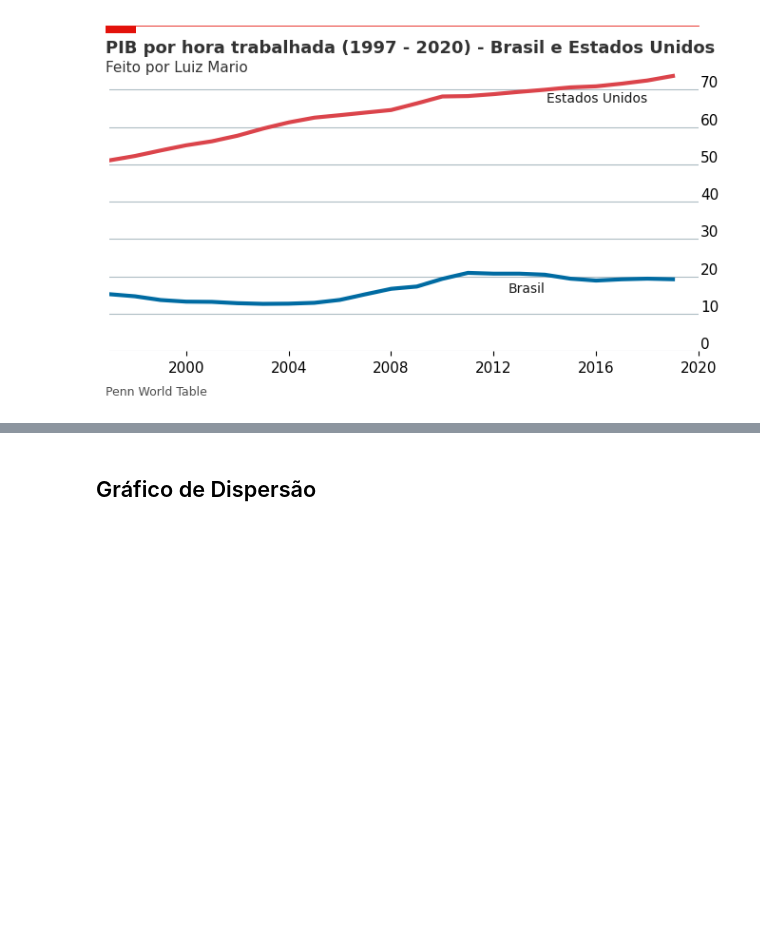
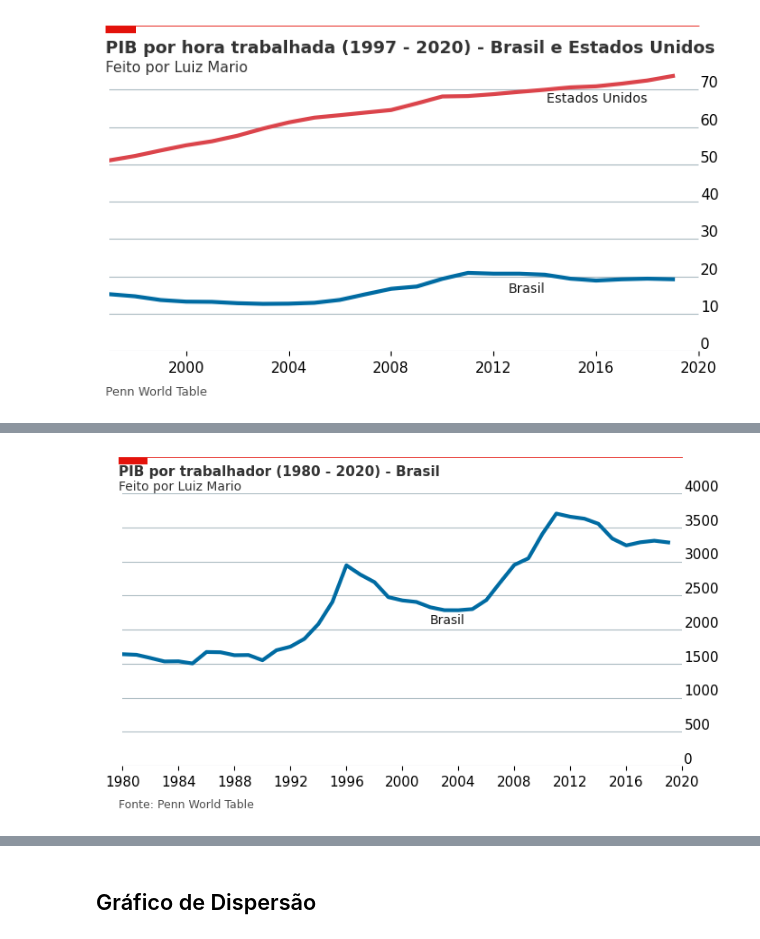
Before and after one commit to luizmarioags/Teoria-do-Desenvolvimento-Economico-, a Jupyter notebook: Gráficos_The_Economist.ipynb, the cells around one changed output, grey strips where cells are left out. Saved outputs shown, nothing was run; the diff lists cells and outputs as text; code cells hidden in the pictures; blank space fills up the shorter version.

```diff
--- a/Gráficos_The_Economist.ipynb
+++ b/Gráficos_The_Economist.ipynb
@@ -345,0 +348,3 @@ plt.savefig('/content/Gráficos',    # Set path and filename
+# %%
+# Criando o data set
+data_set_Brasil_PIB_L = pd.read_excel('PIB, População e Trabalhadores - Brasil (1950-2019).xlsx')
@@ -345,0 +372,4 @@ plt.savefig('/content/Gráficos',    # Set path and filename
+# %%
+# Calculando a razão PIB/L
+data_set_Brasil_PIB_L["RGDPO/EMP"] = data_set_Brasil_PIB_L['RGDPO']/data_set_Brasil_PIB_L['EMP']
+data_set_Brasil_PIB_L
@@ -345,0 +394,61 @@ plt.savefig('/content/Gráficos',    # Set path and filename
+# %%
+# Transformando o data set em uma série temporal
+data_set_Brasil_PIB_L['YearCode'] = pd.to_datetime(data_set_Brasil_PIB_L['YearCode'], format='%Y')
+# %%
+# Gráfico aos moldes da The Economist
+# Configurando o tamanho do gráfico
+fig, ax = plt.subplots(figsize=(8,4))
+# Criando o grid
+ax.grid(which="major", axis='y', color='#758D99', alpha=0.6, zorder=1)
+# Plotando os dados
+ax.plot(data_set_Brasil_PIB_L[data_set_Brasil_PIB_L['RegionCode'] == 'BRA']['YearCode'],
+        data_set_Brasil_PIB_L[data_set_Brasil_PIB_L['RegionCode'] == 'BRA']['RGDPO/EMP'],
+        color='#006BA2', #Azul
+        linewidth=3)
+# Removendo os eixos
+ax.set_frame_on(False)
+ax.tick_params(top=False)
+ax.tick_params(labeltop=False)
+# Configurando um limte para o y, afim de fazermos um plot maior
+ax.set_ylim(0,40000)
+# Configurando o limite para x
+ax.set_xlim(pd.datetime(1980, 1, 1), pd.datetime(2020, 1, 1))
+# Formando o tamanho da legenda do eixo x
+ax.xaxis.set_tick_params(labelsize=11)
+# Formando o tamanho da legenda do eixo y
+ax.set_yticklabels(np.arange(0,40000,500),
+                   ha = 'left',
+                   verticalalignment='bottom')
+ax.yaxis.set_tick_params(pad=-2,
+                         labeltop=True,
+                         labelbottom=False,
+                         bottom=False,
+                         labelsize=11)
+# Adicionando as legendas para cada um dos países
+ax.text(x=.55, y=.52, s='Brasil', transform=fig.transFigure, size=10, alpha=.9)
+# Adicionando as linhas
+ax.plot([0.12, .9],
+        [.98, .98],
+        transform=fig.transFigure,
+        clip_on=False,
+        color='#E3120B',
+        linewidth=.6)
+ax.add_patch(plt.Rectangle((0.12,.98),
+                           0.04,
+                           -0.02,
+                           facecolor='#E3120B',
+                           transform=fig.transFigure,
+                           clip_on=False,
+                           linewidth = 0))
+# Adicionando título e subtítulo
+ax.text(x=0.12, y=.93, s="PIB por trabalhador (1980 - 2020) - Brasil", transform=fig.transFigure, ha='left', fontsize=11, weight='bold', alpha=.8)
+ax.text(x=0.12, y=.89, s="Feito por Luiz Mario", transform=fig.transFigure, ha='left', fontsize=10, alpha=.8)
+# Adicionando o texto da fonte
+ax.text(x=0.12, y=0.01, s="""Fonte: Penn World Table""", transform=fig.transFigure, ha='left', fontsize=9, alpha=.7)
+# Plotando o gráfico
+plt.savefig('/content/Gráficos',    # Set path and filename
+            dpi = 300,                     # Set dots per inch
+            bbox_inches="tight",           # Remove extra whitespace around plot
+            facecolor='white')             # Set background color to white
+# %% [output]
+[figure, added]
```
Also changed, not shown: parts of 16 cells of this notebook.
